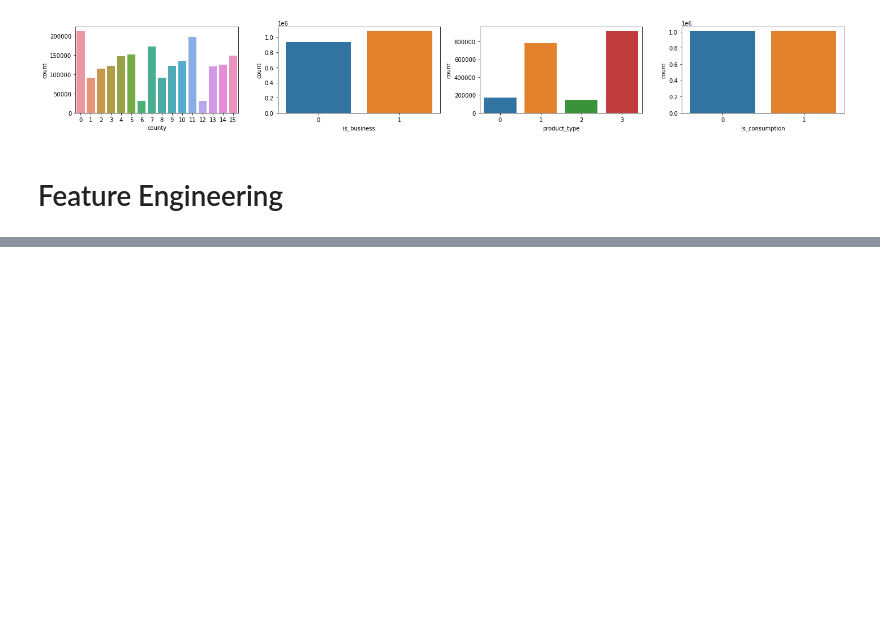
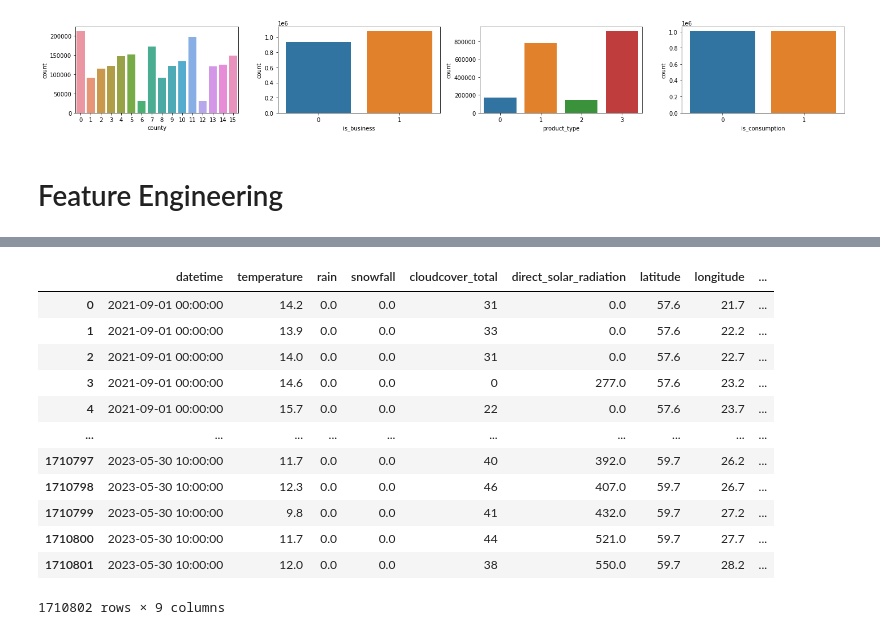
Before and after one commit to Himanshu1948/Enefit, a Jupyter notebook: notebooks/EDA.ipynb, the cells around one changed output, grey strips where cells are left out. Cells and saved outputs as stored; diff of their text form; code cells hidden in the pictures; blank space fills up the shorter version.

```diff
--- a/EDA/EDA.ipynb
+++ b/notebooks/EDA.ipynb
@@ -374,0 +366,14 @@ _ = fig.tight_layout()
+# %%
+# removing the unnecessary columns from both forecast weather and historical weather
+
+# forecast_weather.csv
+df_forecast_weather = df_forecast_weather[['latitude', 'longitude', 'origin_datetime', 'hours_ahead',
+       'temperature', 'cloudcover_total', 'data_block_id', 'forecast_datetime', 'direct_solar_radiation',
+       'snowfall', 'total_precipitation']]
+
+# historical_weather.csv
+df_historical_weather = df_historical_weather[['datetime', 'temperature', 'rain', 'snowfall',
+       'cloudcover_total', 'direct_solar_radiation',
+       'latitude', 'longitude', 'data_block_id']]
+
+(df_forecast_weather)
@@ -374,0 +394,16 @@ _ = fig.tight_layout()
+# %%
+df_historical_weather
+# %% [output]
+|  | datetime | temperature | rain | snowfall | cloudcover_total | direct_solar_radiation | latitude | longitude | ... |
+| 0 | 2021-09-01 00:00:00 | 14.2 | 0.0 | 0.0 | 31 | 0.0 | 57.6 | 21.7 | ... |
+| 1 | 2021-09-01 00:00:00 | 13.9 | 0.0 | 0.0 | 33 | 0.0 | 57.6 | 22.2 | ... |
+| 2 | 2021-09-01 00:00:00 | 14.0 | 0.0 | 0.0 | 31 | 0.0 | 57.6 | 22.7 | ... |
+| 3 | 2021-09-01 00:00:00 | 14.6 | 0.0 | 0.0 | 0 | 277.0 | 57.6 | 23.2 | ... |
+| 4 | 2021-09-01 00:00:00 | 15.7 | 0.0 | 0.0 | 22 | 0.0 | 57.6 | 23.7 | ... |
+| ... | ... | ... | ... | ... | ... | ... | ... | ... | ... |
+| 1710797 | 2023-05-30 10:00:00 | 11.7 | 0.0 | 0.0 | 40 | 392.0 | 59.7 | 26.2 | ... |
+| 1710798 | 2023-05-30 10:00:00 | 12.3 | 0.0 | 0.0 | 46 | 407.0 | 59.7 | 26.7 | ... |
+| 1710799 | 2023-05-30 10:00:00 | 9.8 | 0.0 | 0.0 | 41 | 432.0 | 59.7 | 27.2 | ... |
+| 1710800 | 2023-05-30 10:00:00 | 11.7 | 0.0 | 0.0 | 44 | 521.0 | 59.7 | 27.7 | ... |
+| 1710801 | 2023-05-30 10:00:00 | 12.0 | 0.0 | 0.0 | 38 | 550.0 | 59.7 | 28.2 | ... |
+1710802 rows × 9 columns
```
Also changed, not shown: parts of 28 cells of this notebook.
